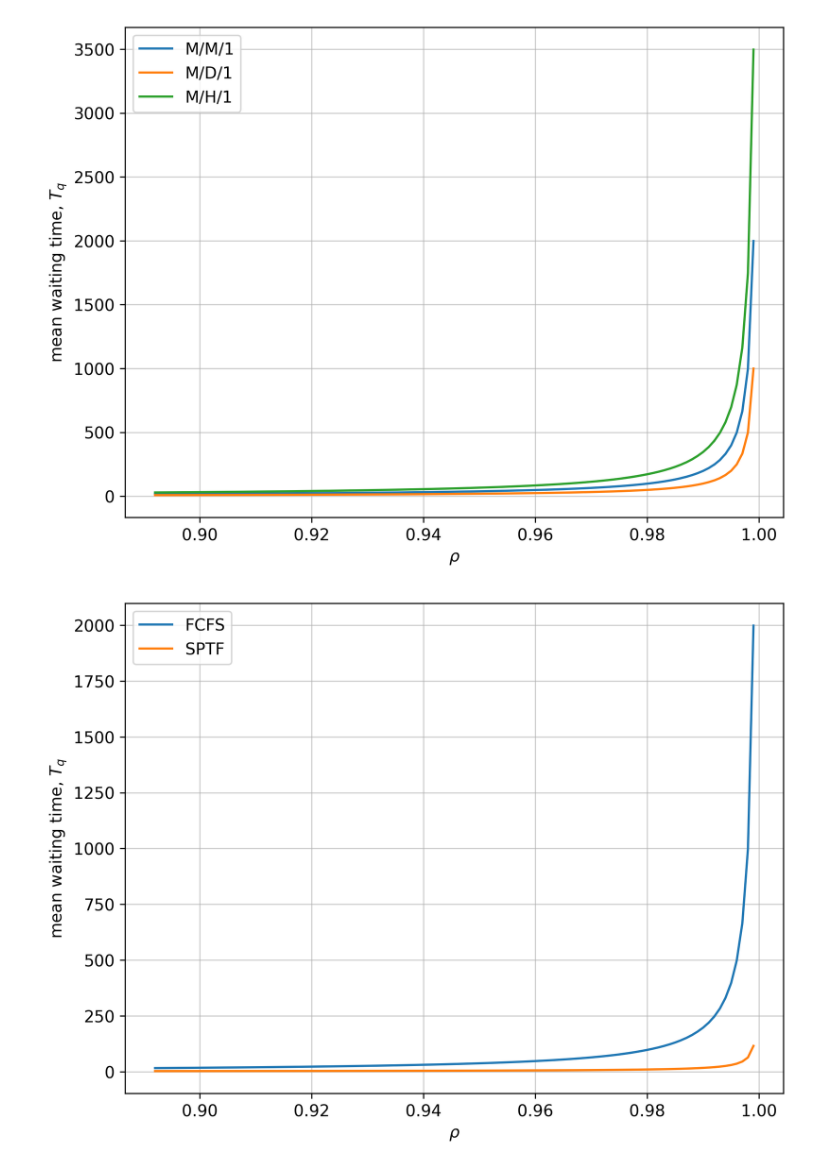
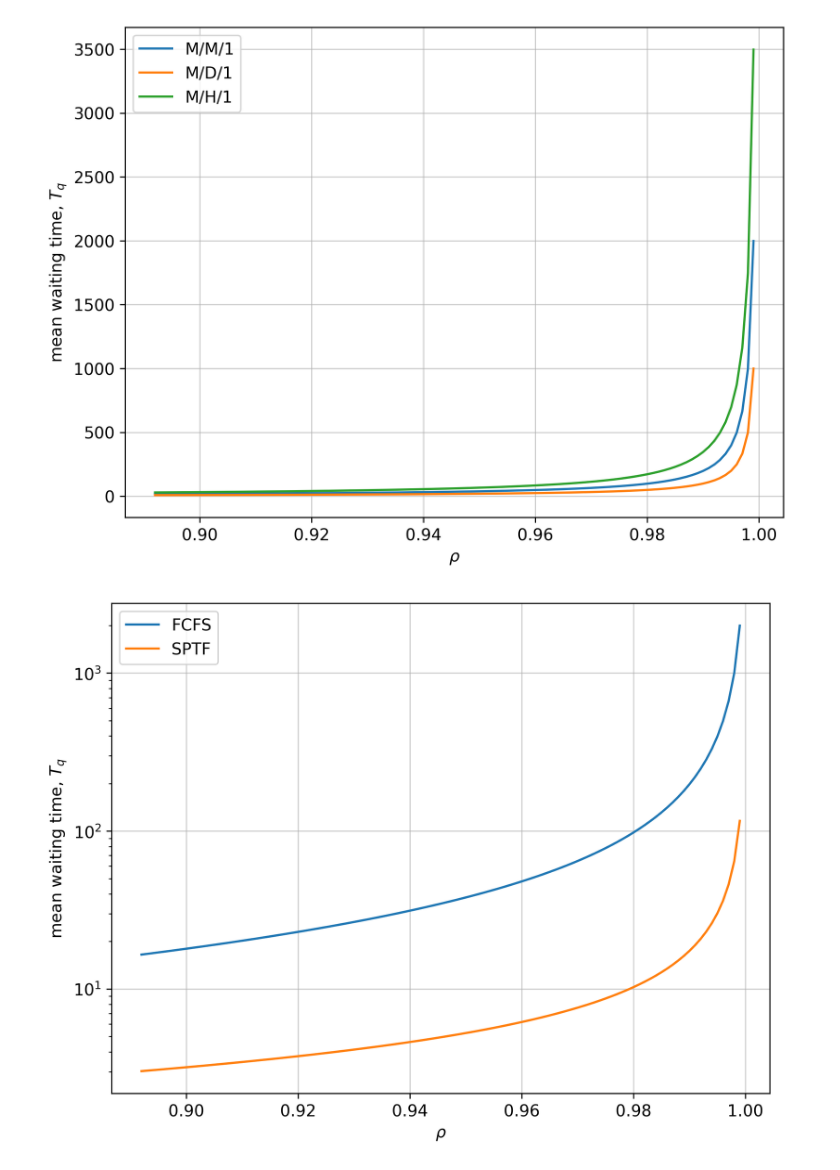
Before and after one commit to loonatick-src/stochastic-sim-2, a Jupyter notebook: analytical_plots.ipynb, the cells around one changed output. Saved outputs shown, nothing was run; the diff lists cells and outputs as text; code cells hidden in the pictures.

Commit message:
Change y scale to log
Otherwise it was not apparent immediately that the difference between
waiting times is an order of magnitude

```diff
--- a/analytical_plots.ipynb
+++ b/analytical_plots.ipynb
@@ -76,9 +76,14 @@ labels = [f"M/{X}/1" for X in service_time_labels]
 
 mean_waiting_times = np.array([MG1_mean_waiting_time(λ_values, μ, np.sqrt(σsq)) for σsq in σsq_values])
 # %%
-def plot_comparison(mean_wtimes, ρ_values, labels, filename,  start = 0):
+def plot_comparison(mean_wtimes, ρ_values, labels, filename,  start = 0, log = ""):
     fig = plt.figure(figsize = (8,6))
     ax = fig.add_subplot(1,1,1)
+    log = log.lower()
+    if "x" in log:
+        ax.set_xscale("log", base = 10)
+    if "y" in log:
+        ax.set_yscale("log", base = 10)
     for i,wtimes in enumerate(mean_wtimes):
         ax.plot(ρ_values[start:], wtimes[start:], label = labels[i])
 
@@ -104,6 +109,6 @@ MM1_sptf_waiting_times = [MM1_sptf_waiting_time(ρ) for ρ in ρ_values]
 waiting_times = np.array([MM1_fifo_waiting_times, MM1_sptf_waiting_times])
 # %%
 labels = ["FCFS", "SPTF"]
-plot_comparison(waiting_times, ρ_values, labels, "MM1_FIFO_SPTF.pdf", start = 9 * (len(ρ_values)//10))
+plot_comparison(waiting_times, ρ_values, labels, "MM1_FIFO_SPTF.pdf", start = 9 * (len(ρ_values)//10), log = "y")
 # %% [output]
-[figure, old version]
+[figure, new version]
```
Also changed, not shown: parts of 4 cells of this notebook, 4 other files.
